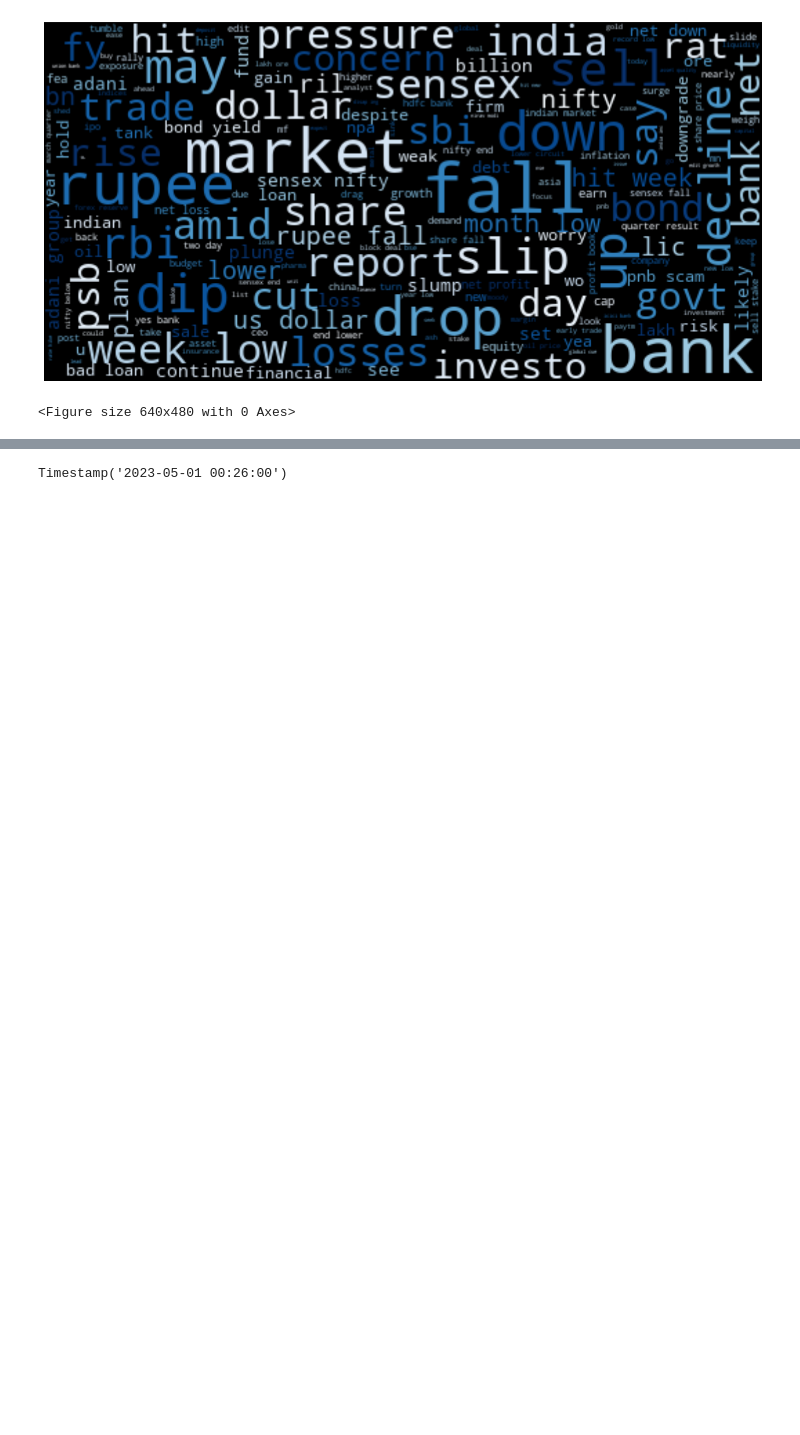
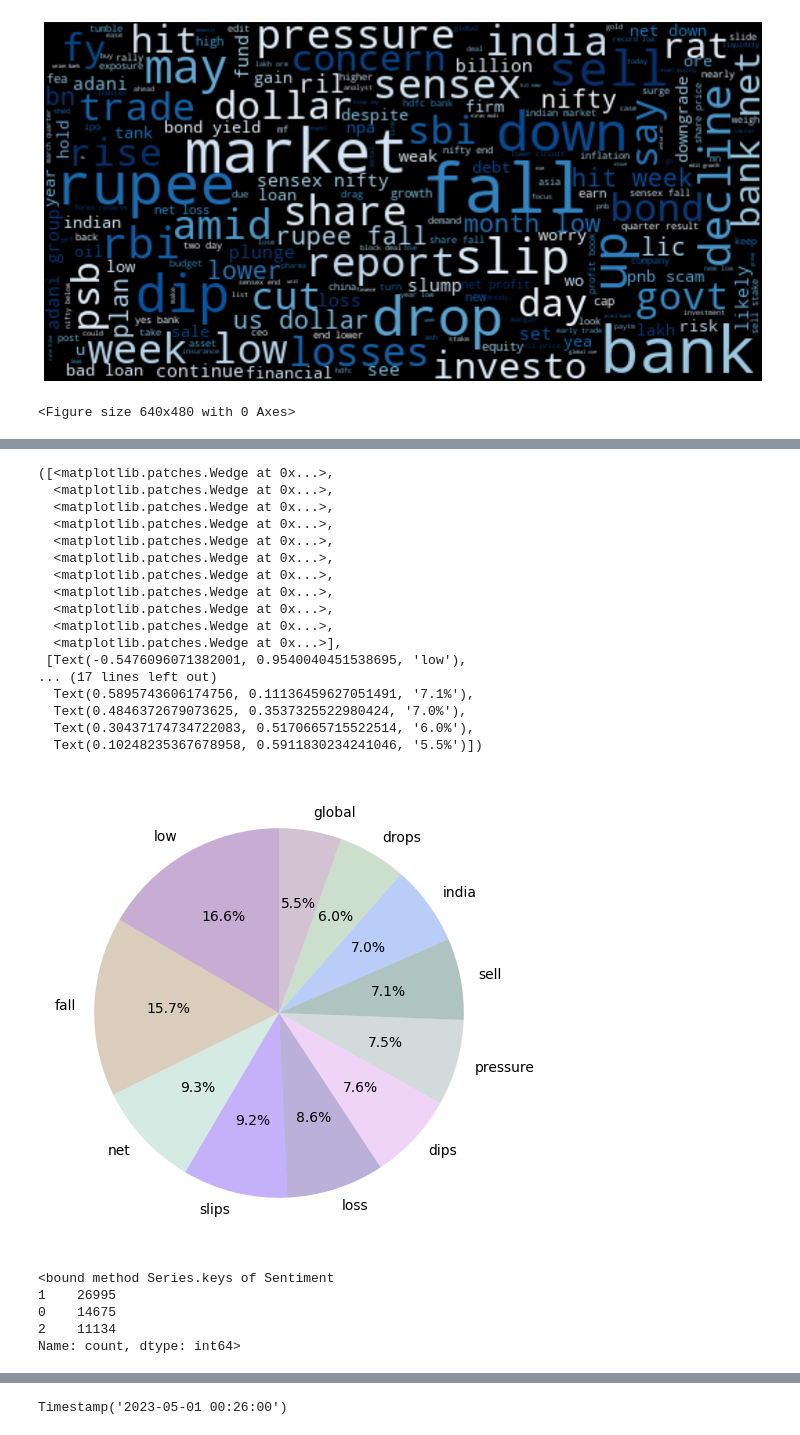
Before and after one commit to KingDEV22/Stock-Analysis, a Jupyter notebook: Stock_data_analysis.ipynb, the cells around one changed output, grey strips where cells are left out. Drawn from its saved outputs; the diff is of its cells as text; code cells hidden in the pictures; blank space fills up the shorter version.

```diff
--- a/Stock_data_analysis.ipynb
+++ b/Stock_data_analysis.ipynb
@@ -222,0 +601,51 @@ plt.show()
+# %%
+import random
+values = {
+'low': 762,
+'fall': 721,
+'net': 425,
+'slips': 422,
+'loss': 393,
+'dips': 350,
+'pressure': 345,
+'sell': 328,
+'india': 321,
+'drops': 276,
+'global': 251}
+colors = []
+for _ in range(len(values.keys())):
+    r = random.random()
+    g = random.random()
+    b = random.random()
+    colors.append((r, g, b,0.33))
+plt.figure(figsize=(6, 6))
+plt.pie(values.values(), labels=values.keys(), colors=colors, autopct='%1.1f%%', startangle=90)
+#plt.title("The top 10 most common words in postive sentiment news")
+# %% [output]
+([<matplotlib.patches.Wedge at 0x...>,
+  <matplotlib.patches.Wedge at 0x...>,
+  <matplotlib.patches.Wedge at 0x...>,
+  <matplotlib.patches.Wedge at 0x...>,
+  <matplotlib.patches.Wedge at 0x...>,
+  <matplotlib.patches.Wedge at 0x...>,
+  <matplotlib.patches.Wedge at 0x...>,
+  <matplotlib.patches.Wedge at 0x...>,
+  <matplotlib.patches.Wedge at 0x...>,
+  <matplotlib.patches.Wedge at 0x...>,
+  <matplotlib.patches.Wedge at 0x...>],
+ [Text(-0.5476096071382001, 0.9540040451538695, 'low'),
+... (17 lines left out)
+  Text(0.5895743606174756, 0.11136459627051491, '7.1%'),
+  Text(0.4846372679073625, 0.3537325522980424, '7.0%'),
+  Text(0.30437174734722083, 0.5170665715522514, '6.0%'),
+  Text(0.10248235367678958, 0.5911830234241046, '5.5%')])
+[figure, added]
+# %%
+sentiment = df['Sentiment'].value_counts()
+sentiment.keys
+# %% [output]
+<bound method Series.keys of Sentiment
+1    26995
+0    14675
+2    11134
+Name: count, dtype: int64>
```
Also changed, not shown: parts of 35 cells of this notebook, 8 other files.
